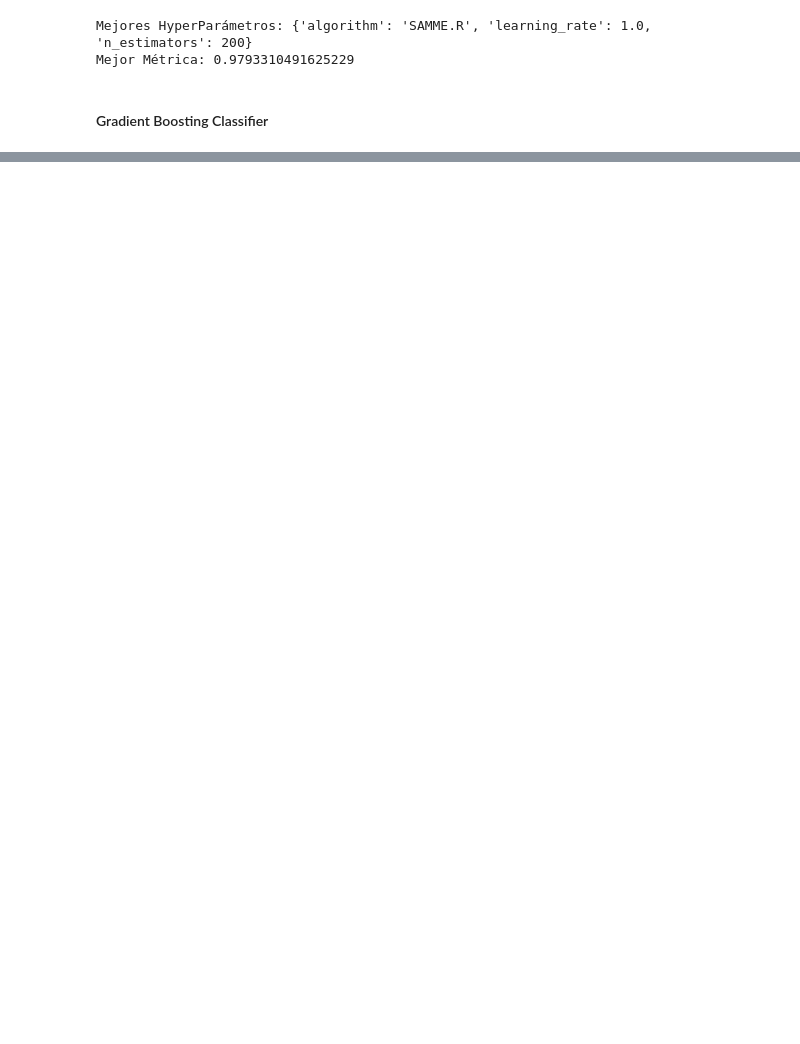
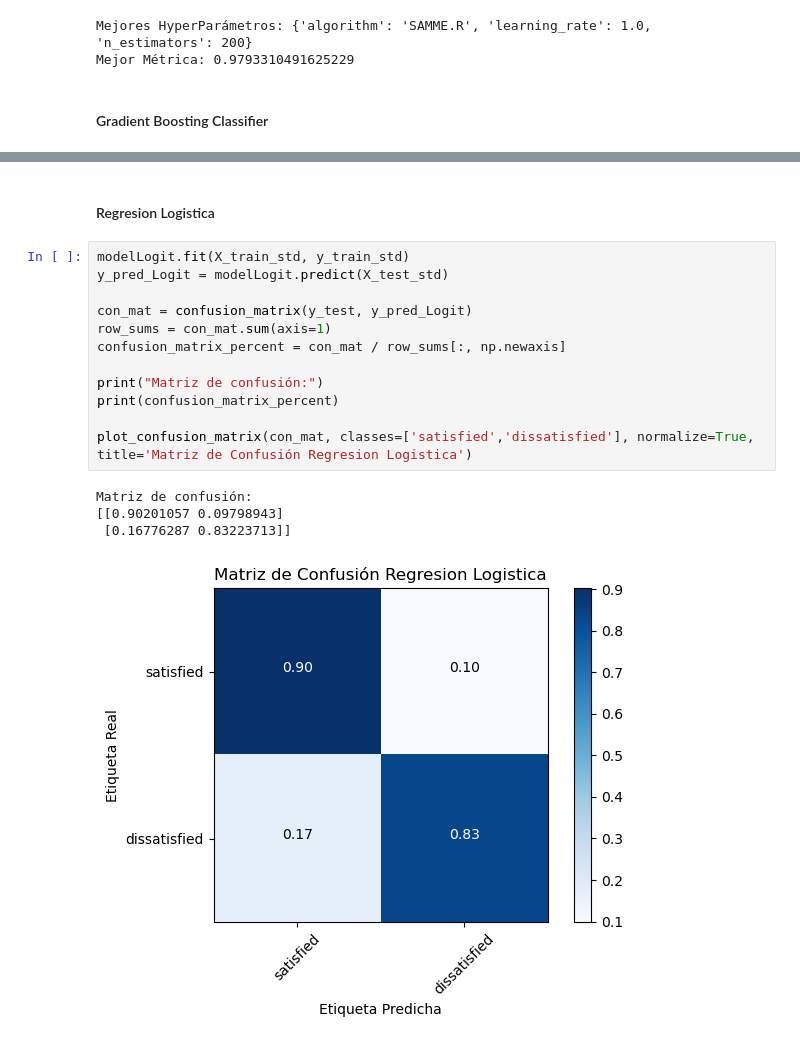
Before and after one commit to am23006810/StatisticalLearningI-ProyectoFinal, a Jupyter notebook: proyectofinal.ipynb, the cells around one changed output, grey strips where cells are left out. Cells and saved outputs as stored; diff of their text form; blank space fills up the shorter version.

```diff
--- a/proyectofinal.ipynb
+++ b/proyectofinal.ipynb
@@ -765,0 +821,19 @@ Mejor Métrica: 0.9944580197645748
+# %% [markdown]
+#### Regresion Logistica
+# %%
+modelLogit.fit(X_train_std, y_train_std)
+y_pred_Logit = modelLogit.predict(X_test_std)
+
+con_mat = confusion_matrix(y_test, y_pred_Logit)
+row_sums = con_mat.sum(axis=1)
+confusion_matrix_percent = con_mat / row_sums[:, np.newaxis]
+
+print("Matriz de confusión:")
+print(confusion_matrix_percent)
+
+plot_confusion_matrix(con_mat, classes=['satisfied','dissatisfied'], normalize=True, title='Matriz de Confusión Regresion Logistica')
+# %% [output]
+Matriz de confusión:
+[[0.90201057 0.09798943]
+ [0.16776287 0.83223713]]
+[figure, added]
```
Also changed, not shown: parts of 28 cells of this notebook.
